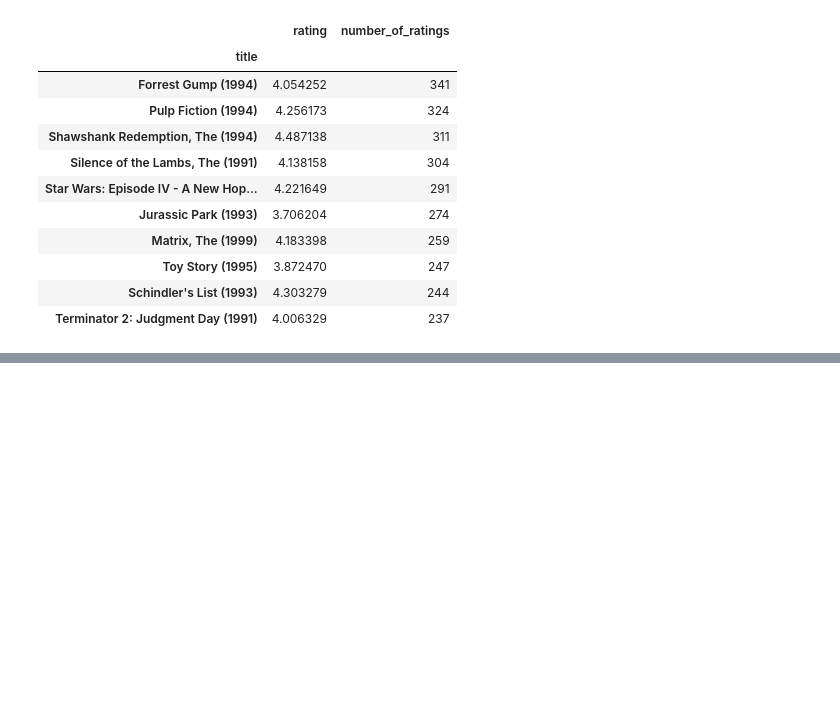
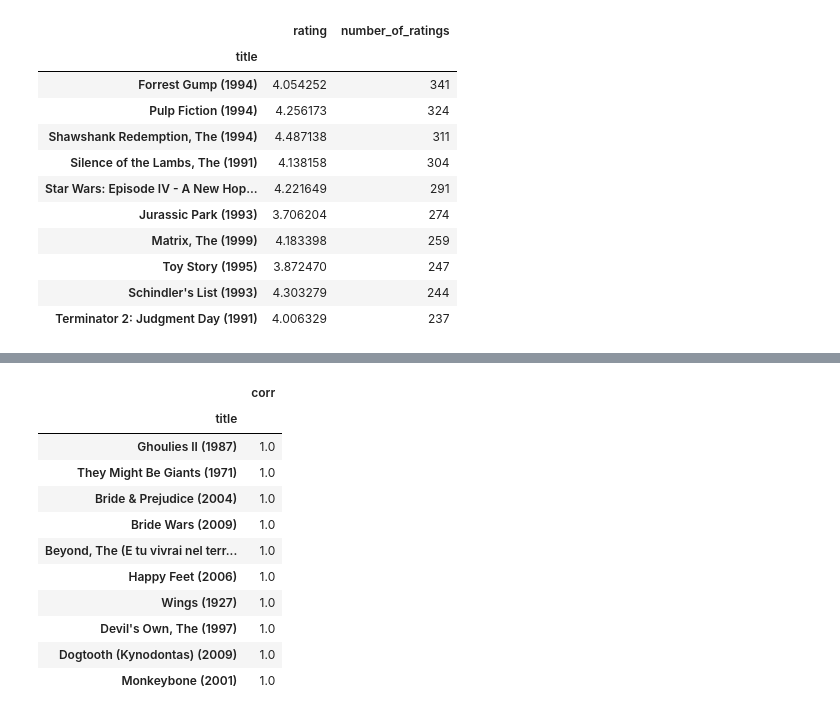
Before and after one commit to santoshgopane/Recommendation-Systems, a Jupyter notebook: Movie Recommendation system/Movie Recommendation System.ipynb, the cells around one changed output, grey strips where cells are left out. Saved outputs shown, nothing was run; the diff lists cells and outputs as text; code cells hidden in the pictures; blank space fills up the shorter version.

```diff
--- a/Movie Recommendation system/Movie Recommendation System.ipynb
+++ b/Movie Recommendation system/Movie Recommendation System.ipynb
@@ -156,0 +173,18 @@ Name: Star Wars: Episode VII - The Force Awakens (2015), Length: 671, dtype: flo
+# %%
+corr_rel_2 = pd.DataFrame(corr_2,columns=['corr'])
+corr_rel_2.dropna(inplace=True)
+corr_rel_2.sort_values('corr',ascending=False).head(10)
+# corr_rel_2.head()
+# %% [output]
+|  | corr |
+| title |  |
+| Ghoulies II (1987) | 1.0 |
+| They Might Be Giants (1971) | 1.0 |
+| Bride & Prejudice (2004) | 1.0 |
+| Bride Wars (2009) | 1.0 |
+| Beyond, The (E tu vivrai nel terr... | 1.0 |
+| Happy Feet (2006) | 1.0 |
+| Wings (1927) | 1.0 |
+| Devil's Own, The (1997) | 1.0 |
+| Dogtooth (Kynodontas) (2009) | 1.0 |
+| Monkeybone (2001) | 1.0 |
```
Also changed, not shown: parts of 6 cells of this notebook, 1 other file.
